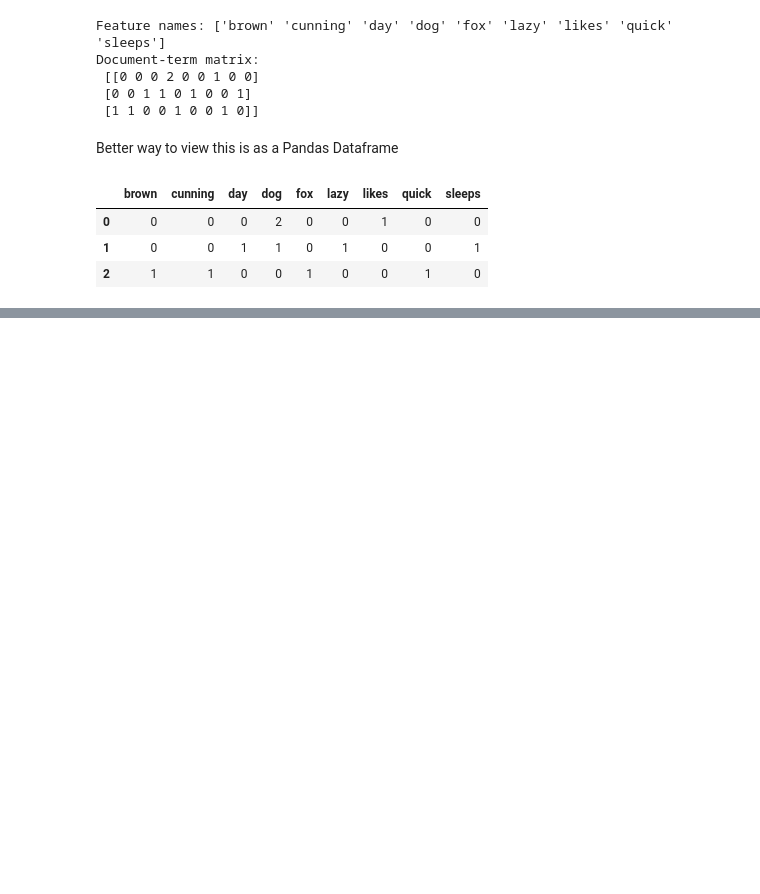
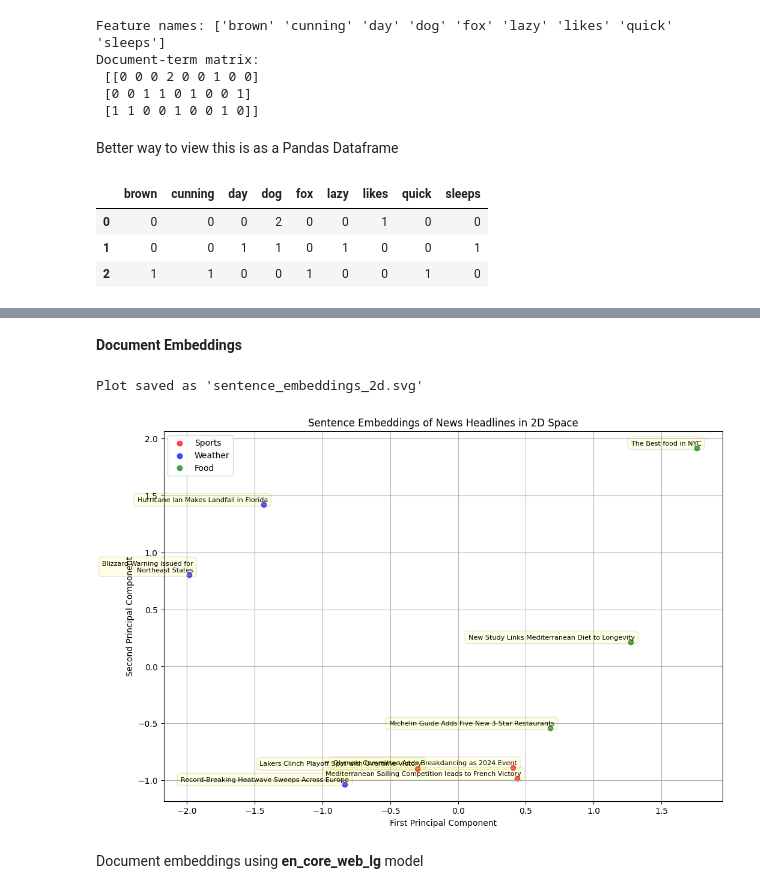
Before and after one commit to Shubham91999/VectorDB-Semantic-Searching, a Jupyter notebook: Semantic_Search.ipynb, the cells around one changed output, grey strips where cells are left out. Drawn from its saved outputs; the diff is of its cells as text; code cells hidden in the pictures; blank space fills up the shorter version.

```diff
--- a/Semantic_Search.ipynb
+++ b/Semantic_Search.ipynb
@@ -129,0 +223,5 @@ df
+# %%
+for i in range(len(words)):
+  for j in range(i+1, len(words)):
+    dist = np.linalg.norm(vectors_2d[i] - vectors_2d[j])
+    print(f"{words[i]} - {words[i+1]}: {dist:.4f}")
@@ -129,0 +253,2 @@ df
+# %% [markdown]
+**Document Embeddings**
@@ -129,0 +274,35 @@ df
+# %%
+vectors = [nlp(headline).vector for headline in headlines]
+# %%
+pcs = PCA(n_components=2)
+vectors_2d = pcs.fit_transform(vectors)
+# %%
+# Plot the sentences in 2D space
+plt.figure(figsize=(12, 8))
+
+colors = {'Sports': 'red', 'Weather': 'blue', 'Food': 'green'}
+for i, (headline, category) in enumerate(zip(headlines, categories)):
+    plt.scatter(vectors_2d[i, 0], vectors_2d[i, 1], c=colors[category], alpha=0.7)
+    plt.annotate(headline, (vectors_2d[i, 0], vectors_2d[i, 1]), xytext=(5, 2),
+                 textcoords='offset points', ha='right', va='bottom',
+                 bbox=dict(boxstyle='round,pad=0.5', fc='yellow', alpha=0.1),
+                 fontsize=8, wrap=True)
+
+plt.title("Sentence Embeddings of News Headlines in 2D Space")
+plt.xlabel("First Principal Component")
+plt.ylabel("Second Principal Component")
+plt.grid(True)
+
+# Add a legend
+for category, color in colors.items():
+    plt.scatter([], [], c=color, alpha=0.7, label=category)
+plt.legend()
+
+# Save the plot as an SVG
+plt.savefig('../outputs/sentence_embeddings_2d.svg', format='svg', bbox_inches='tight')
+print("Plot saved as 'sentence_embeddings_2d.svg'")
+# %% [output]
+Plot saved as 'sentence_embeddings_2d.svg'
+[figure, added]
+# %% [markdown]
+Document embeddings using **en_core_web_lg** model
```
Also changed, not shown: parts of 28 cells of this notebook.
